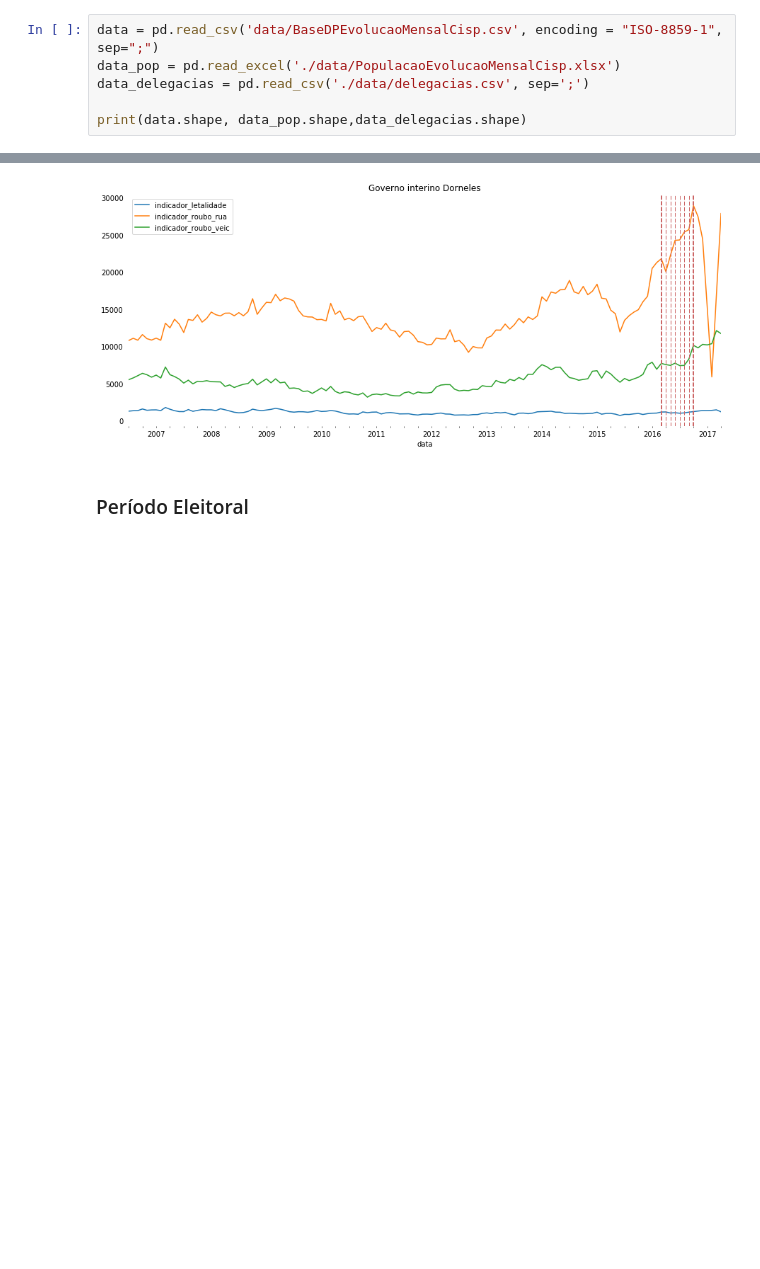
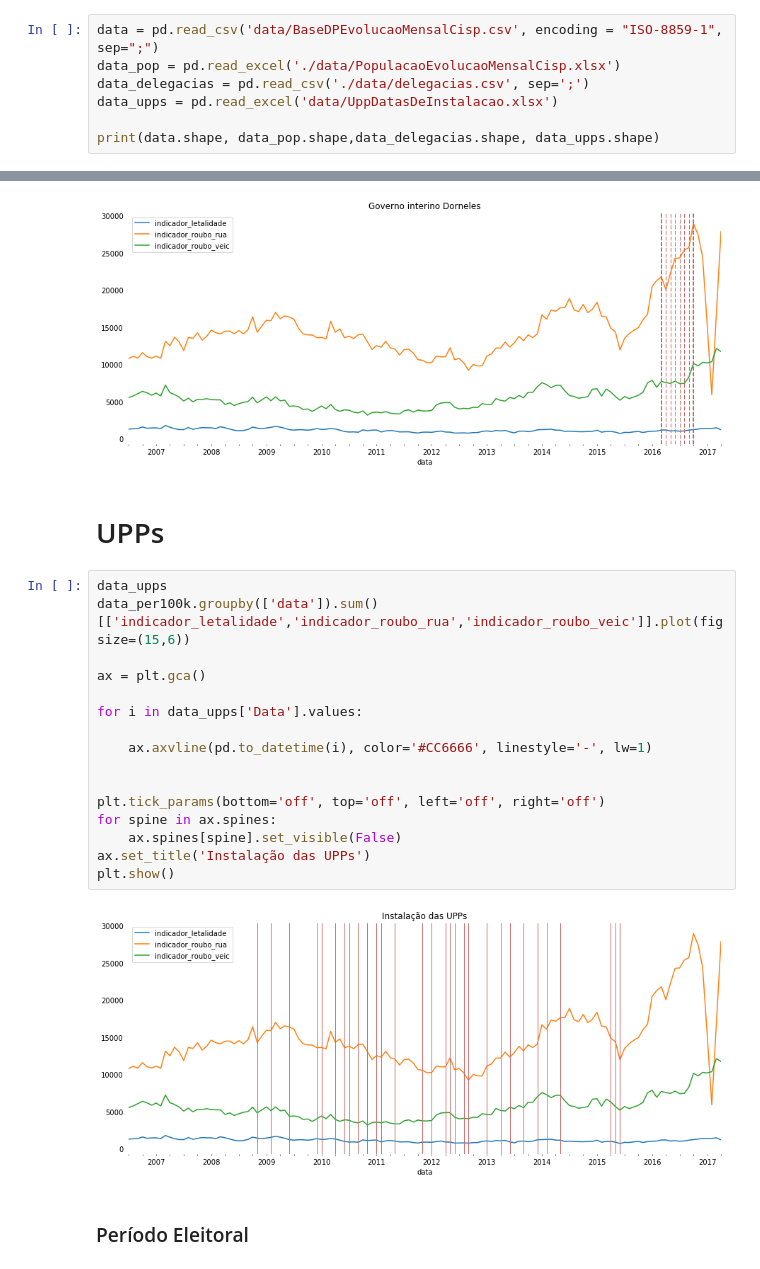
Before and after one commit to danielesteves/rjseg, a Jupyter notebook: RioSeg.ipynb, the cells around one changed output, grey strips where cells are left out. Cells and saved outputs as stored; diff of their text form; blank space fills up the shorter version.

```diff
--- a/RioSeg.ipynb
+++ b/RioSeg.ipynb
@@ -29,6 +29,7 @@ pd.set_option('display.max_columns', 50)
 data = pd.read_csv('data/BaseDPEvolucaoMensalCisp.csv', encoding = "ISO-8859-1", sep=";")
 data_pop = pd.read_excel('./data/PopulacaoEvolucaoMensalCisp.xlsx')
 data_delegacias = pd.read_csv('./data/delegacias.csv', sep=';')
+data_upps = pd.read_excel('data/UppDatasDeInstalacao.xlsx')
 
-print(data.shape, data_pop.shape,data_delegacias.shape)
+print(data.shape, data_pop.shape,data_delegacias.shape, data_upps.shape)
 # %% [output]
@@ -271,6 +272,26 @@ ax.set_title('Governo interino Dorneles')
 plt.show()
 # %% [output]
 [figure]
+# %% [markdown]
+# UPPs
+# %%
+data_upps
+data_per100k.groupby(['data']).sum()[['indicador_letalidade','indicador_roubo_rua','indicador_roubo_veic']].plot(figsize=(15,6))
+
+ax = plt.gca()
+
+for i in data_upps['Data'].values:
+
+    ax.axvline(pd.to_datetime(i), color='#CC6666', linestyle='-', lw=1)
+
+
+plt.tick_params(bottom='off', top='off', left='off', right='off')
+for spine in ax.spines:
+    ax.spines[spine].set_visible(False)
+ax.set_title('Instalação das UPPs')
+plt.show()
+# %% [output]
+[figure, added]
 # %% [markdown]
 ### Período Eleitoral
 # %%
```
Also changed, not shown: parts of 3 cells of this notebook, 1 other file.
